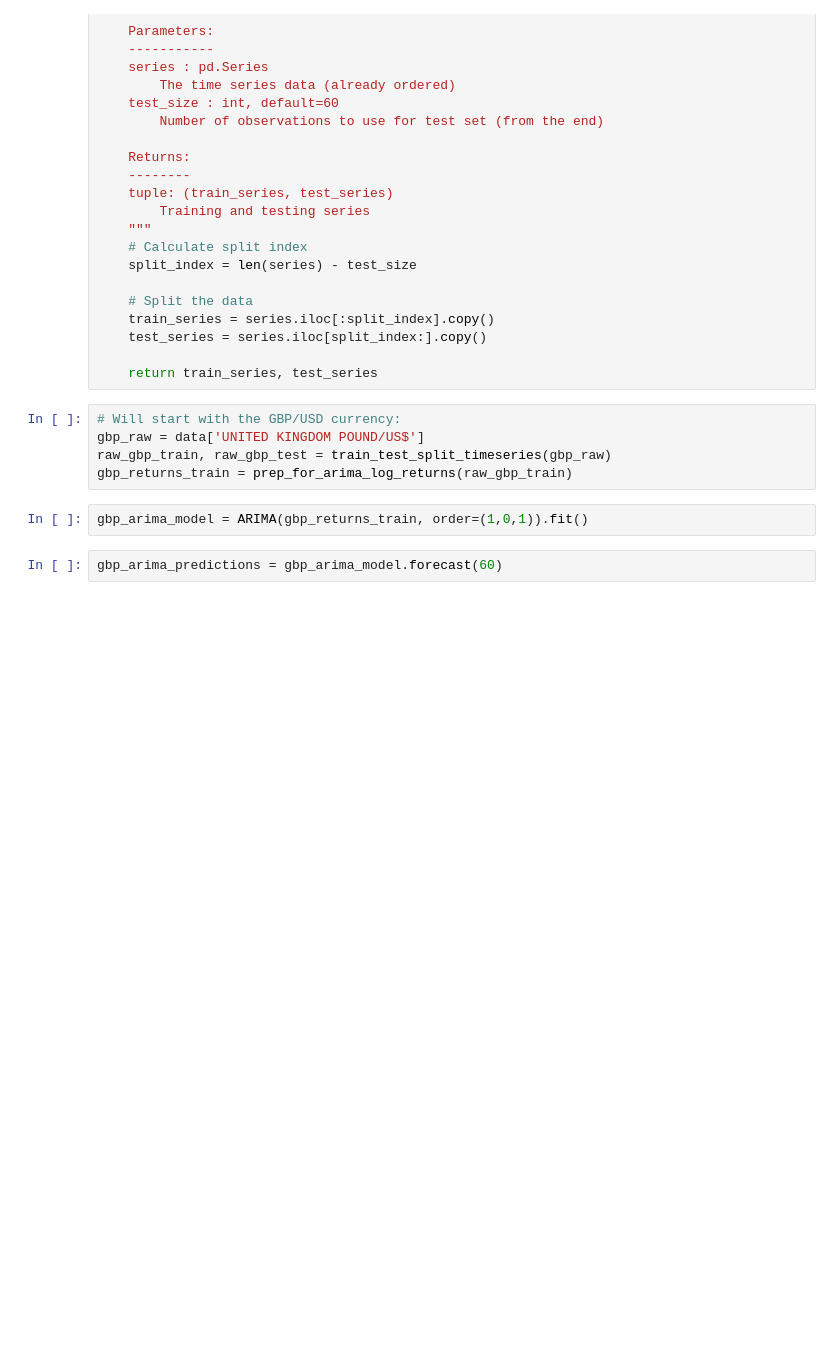
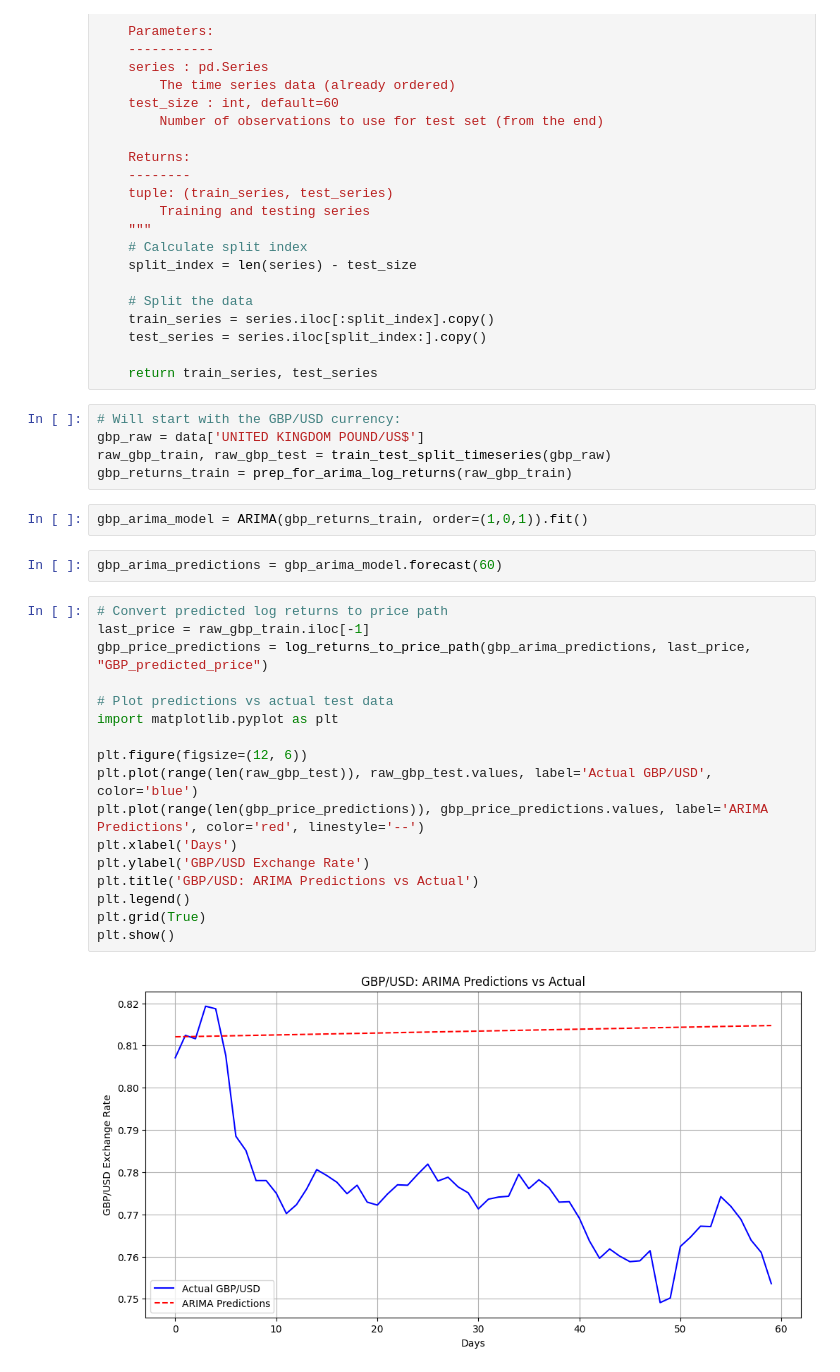
Before and after one commit to cameroncochrane/Forex-Prediction, a Jupyter notebook: analysis_1.ipynb, the cells around one changed output. Drawn from its saved outputs; the diff is of its cells as text; blank space fills up the shorter version.

Commit message:
Further ARIMA modelling

```diff
--- a/analysis_1.ipynb
+++ b/analysis_1.ipynb
@@ -388,3 +362,22 @@ gbp_returns_train = prep_for_arima_log_returns(raw_gbp_train)
 gbp_arima_model = ARIMA(gbp_returns_train, order=(1,0,1)).fit()
 # %%
 gbp_arima_predictions = gbp_arima_model.forecast(60)
+# %%
+# Convert predicted log returns to price path
+last_price = raw_gbp_train.iloc[-1]
+gbp_price_predictions = log_returns_to_price_path(gbp_arima_predictions, last_price, "GBP_predicted_price")
+
+# Plot predictions vs actual test data
+import matplotlib.pyplot as plt
+
+plt.figure(figsize=(12, 6))
+plt.plot(range(len(raw_gbp_test)), raw_gbp_test.values, label='Actual GBP/USD', color='blue')
+plt.plot(range(len(gbp_price_predictions)), gbp_price_predictions.values, label='ARIMA Predictions', color='red', linestyle='--')
+plt.xlabel('Days')
+plt.ylabel('GBP/USD Exchange Rate')
+plt.title('GBP/USD: ARIMA Predictions vs Actual')
+plt.legend()
+plt.grid(True)
+plt.show()
+# %% [output]
+[figure, added]
```
Also changed, not shown: parts of 19 cells of this notebook.
